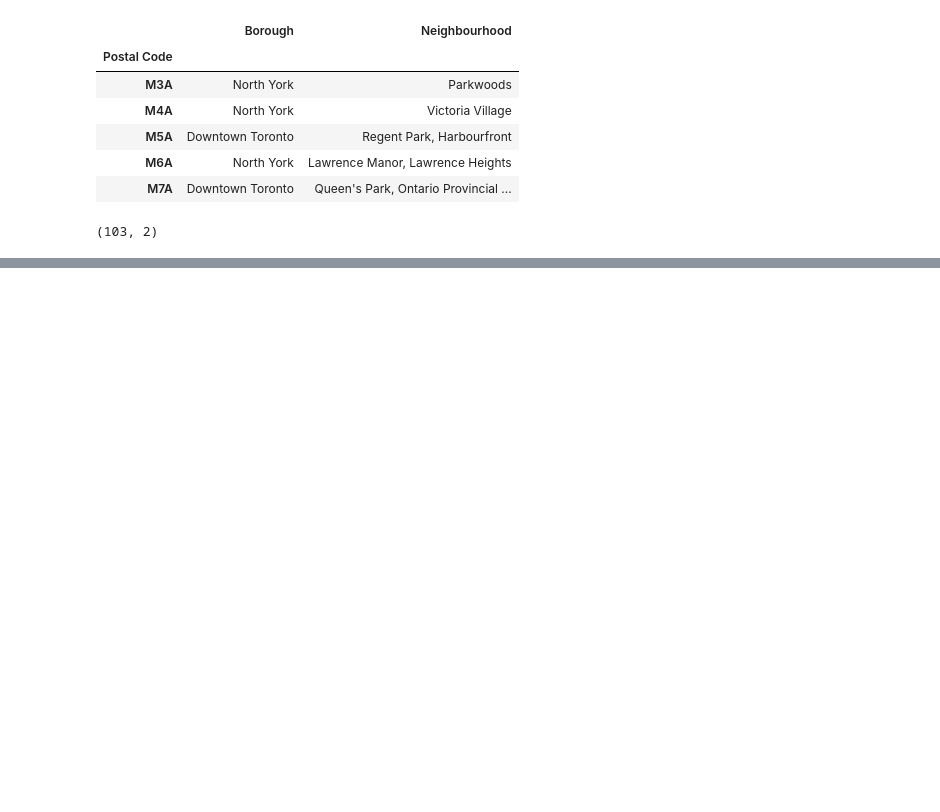
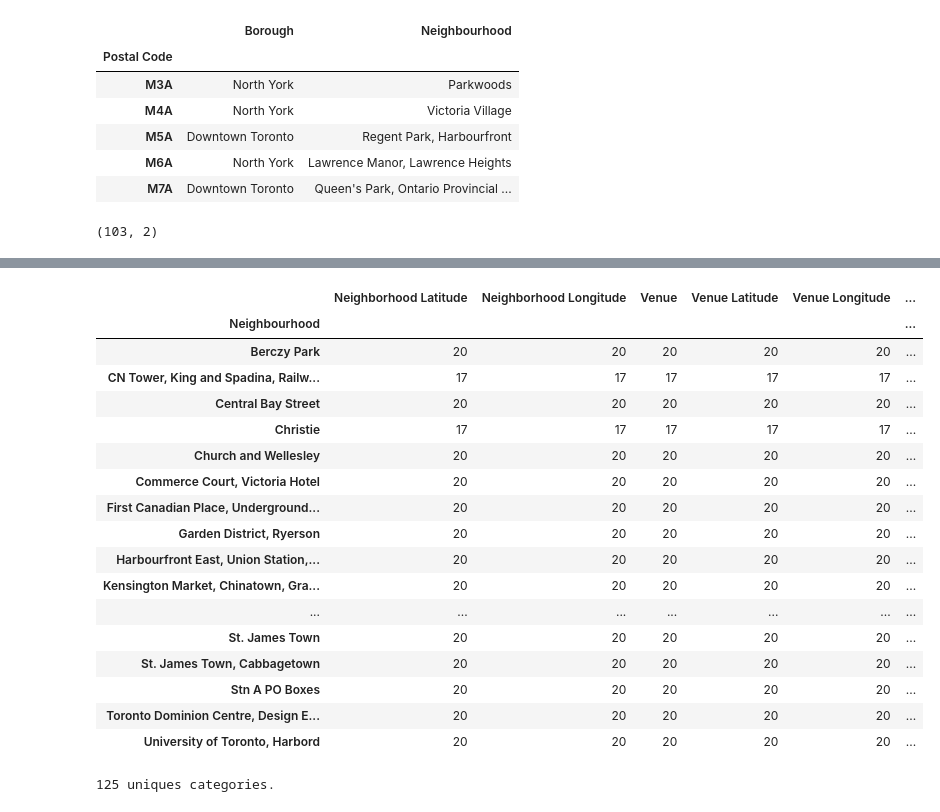
Before and after one commit to violincatscoding/Coursera_Capstone, a Jupyter notebook: Canada Data Frame.ipynb, the cells around one changed output, grey strips where cells are left out. Saved outputs shown, nothing was run; the diff lists cells and outputs as text; code cells hidden in the pictures; blank space fills up the shorter version.

```diff
--- a/Canada Data Frame.ipynb
+++ b/Canada Data Frame.ipynb
@@ -85,0 +143,3 @@ canada_df.shape
+# %%
+downtown_toronto_data = canada_df2[canada_df2['Borough'] == 'Downtown Toronto'].reset_index(drop=True)
+downtown_toronto_data
@@ -85,0 +176,18 @@ canada_df.shape
+# %%
+# create map of Downtown Toronto using latitude and longitude values
+map_downtown_toronto = folium.Map(location=(43.655115,-79.380219), zoom_start=11)
+
+# add markers to map
+for lat, lng, label in zip(downtown_toronto_data['Latitude'], downtown_toronto_data['Longitude'], downtown_toronto_data['Neighbourhood']):
+    label = folium.Popup(label, parse_html=True)
+    folium.CircleMarker(
+        [lat, lng],
+        radius=5,
+        popup=label,
+        color='blue',
+        fill=True,
+        fill_color='#3186cc',
+        fill_opacity=0.7,
+        parse_html=False).add_to(map_downtown_toronto)
+
+map_downtown_toronto
@@ -85,0 +196,17 @@ canada_df.shape
+# %%
+# instantiate a mark cluster object for the incidents in the dataframe
+incidents = plugins.MarkerCluster().add_to(map_downtown_toronto)
+# add markers to map
+for lat, lng, label in zip(downtown_toronto_data['Latitude'], downtown_toronto_data['Longitude'], downtown_toronto_data['Neighbourhood']):
+    label = folium.Popup(label, parse_html=True)
+    folium.CircleMarker(
+        [lat, lng],
+        radius=5,
+        popup=label,
+        color='blue',
+        fill=True,
+        fill_color='#3186cc',
+        fill_opacity=0.7,
+        parse_html=False).add_to(incidents)
+
+map_downtown_toronto
@@ -85,0 +255,5 @@ canada_df.shape
+# %%
+downtown_toronto_venues = getNearbyVenues(names=downtown_toronto_data['Neighbourhood'],
+                                   latitudes=downtown_toronto_data['Latitude'],
+                                   longitudes=downtown_toronto_data['Longitude'],
+                                  )
@@ -85,0 +291,25 @@ canada_df.shape
+# %%
+downtown_toronto_venues.groupby('Neighbourhood').count()
+# %% [output]
+|  | Neighborhood Latitude | Neighborhood Longitude | Venue | Venue Latitude | Venue Longitude | ... |
+| Neighbourhood |  |  |  |  |  | ... |
+| Berczy Park | 20 | 20 | 20 | 20 | 20 | ... |
+| CN Tower, King and Spadina, Railw... | 17 | 17 | 17 | 17 | 17 | ... |
+| Central Bay Street | 20 | 20 | 20 | 20 | 20 | ... |
+| Christie | 17 | 17 | 17 | 17 | 17 | ... |
+| Church and Wellesley | 20 | 20 | 20 | 20 | 20 | ... |
+| Commerce Court, Victoria Hotel | 20 | 20 | 20 | 20 | 20 | ... |
+| First Canadian Place, Underground... | 20 | 20 | 20 | 20 | 20 | ... |
+| Garden District, Ryerson | 20 | 20 | 20 | 20 | 20 | ... |
+| Harbourfront East, Union Station,... | 20 | 20 | 20 | 20 | 20 | ... |
+| Kensington Market, Chinatown, Gra... | 20 | 20 | 20 | 20 | 20 | ... |
+| ... | ... | ... | ... | ... | ... | ... |
+| St. James Town | 20 | 20 | 20 | 20 | 20 | ... |
+| St. James Town, Cabbagetown | 20 | 20 | 20 | 20 | 20 | ... |
+| Stn A PO Boxes | 20 | 20 | 20 | 20 | 20 | ... |
+| Toronto Dominion Centre, Design E... | 20 | 20 | 20 | 20 | 20 | ... |
+| University of Toronto, Harbord | 20 | 20 | 20 | 20 | 20 | ... |
+# %%
+print('{} uniques categories.'.format(len(downtown_toronto_venues['Venue Category'].unique())))
+# %% [output]
+125 uniques categories.
```
Also changed, not shown: parts of 22 cells of this notebook.
